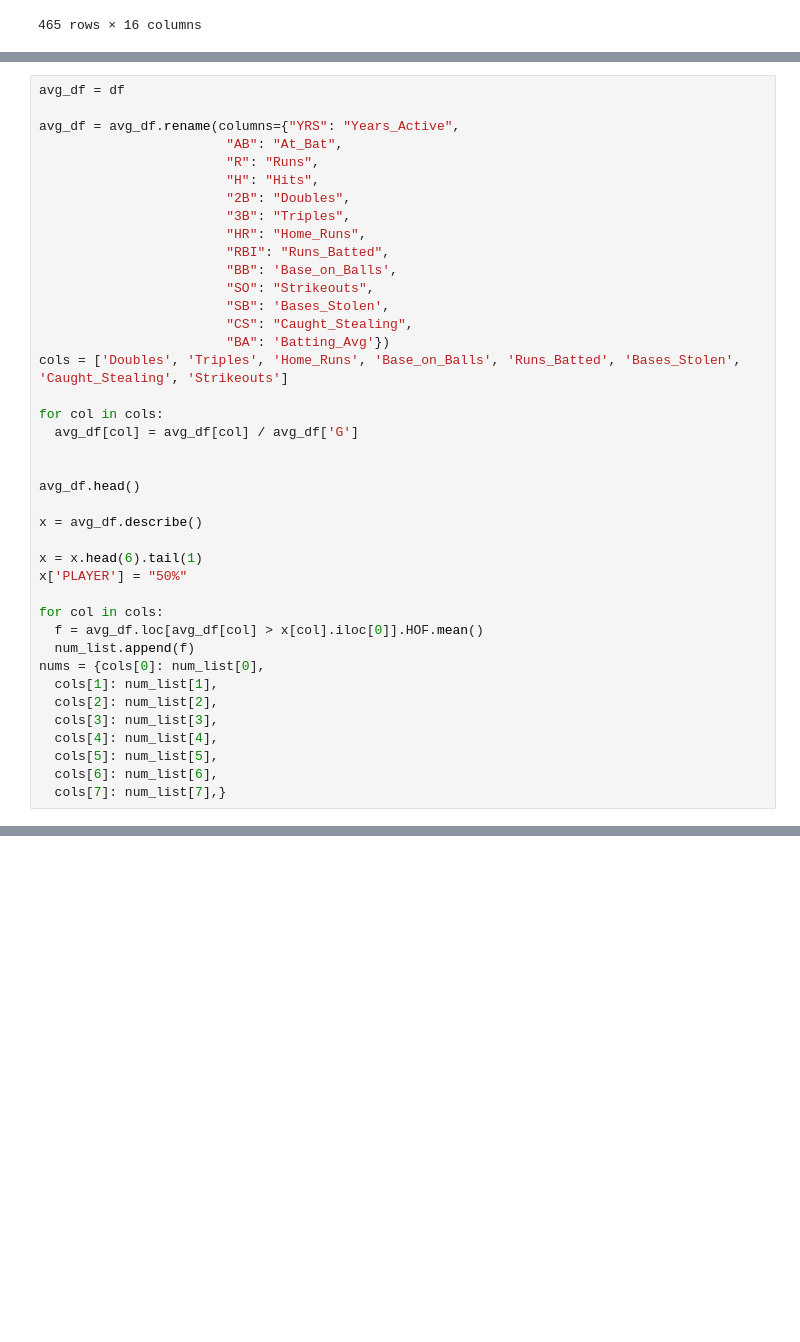
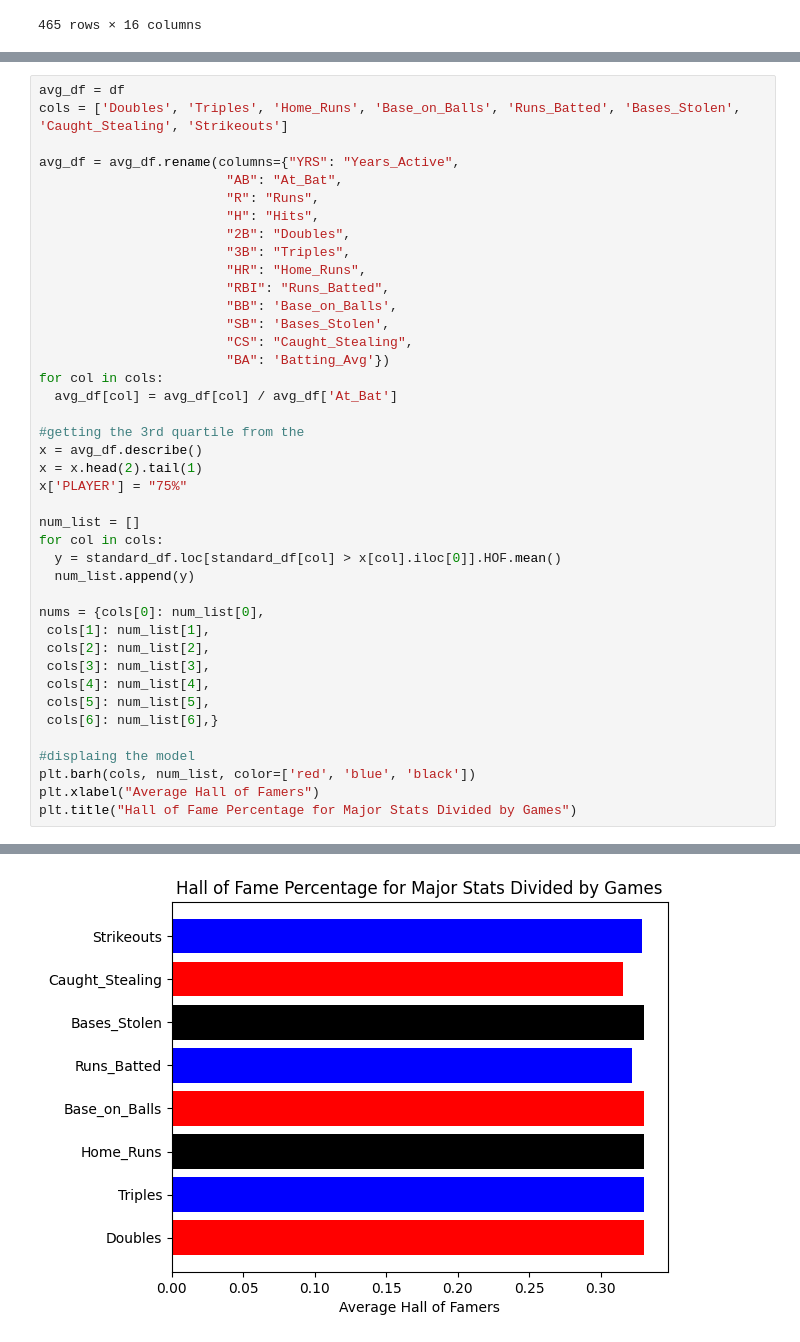
Before and after one commit to A-Peoples/DSRP_Project, a Jupyter notebook: Data_Science_Project_2025.ipynb, the cells around one changed output, grey strips where cells are left out. Saved outputs shown, nothing was run; the diff lists cells and outputs as text; blank space fills up the shorter version.

```diff
--- a/Data_Science_Project_2025.ipynb
+++ b/Data_Science_Project_2025.ipynb
@@ -154,5 +155,6 @@ Text(0.5, 1.0, 'Amount of Hall of Famers for Years in the MLB')
 # %%
 avg_df = df
+cols = ['Doubles', 'Triples', 'Home_Runs', 'Base_on_Balls', 'Runs_Batted', 'Bases_Stolen', 'Caught_Stealing', 'Strikeouts']
 
 avg_df = avg_df.rename(columns={"YRS": "Years_Active",
                         "AB": "At_Bat",
@@ -163,31 +165,32 @@ avg_df = avg_df.rename(columns={"YRS": "Years_Active",
                         "HR": "Home_Runs",
                         "RBI": "Runs_Batted",
                         "BB": 'Base_on_Balls',
-                        "SO": "Strikeouts",
                         "SB": 'Bases_Stolen',
                         "CS": "Caught_Stealing",
                         "BA": 'Batting_Avg'})
-cols = ['Doubles', 'Triples', 'Home_Runs', 'Base_on_Balls', 'Runs_Batted', 'Bases_Stolen', 'Caught_Stealing', 'Strikeouts']
+for col in cols:
+  avg_df[col] = avg_df[col] / avg_df['At_Bat']
 
+#getting the 3rd quartile from the
+x = avg_df.describe()
+x = x.head(2).tail(1)
+x['PLAYER'] = "75%"
+
+num_list = []
 for col in cols:
-  avg_df[col] = avg_df[col] / avg_df['G']
+  y = standard_df.loc[standard_df[col] > x[col].iloc[0]].HOF.mean()
+  num_list.append(y)
 
+nums = {cols[0]: num_list[0],
+ cols[1]: num_list[1],
+ cols[2]: num_list[2],
+ cols[3]: num_list[3],
+ cols[4]: num_list[4],
+ cols[5]: num_list[5],
+ cols[6]: num_list[6],}
 
-avg_df.head()
-
-x = avg_df.describe()
-
-x = x.head(6).tail(1)
-x['PLAYER'] = "50%"
-
-for col in cols:
-  f = avg_df.loc[avg_df[col] > x[col].iloc[0]].HOF.mean()
-  num_list.append(f)
-nums = {cols[0]: num_list[0],
-  cols[1]: num_list[1],
-  cols[2]: num_list[2],
-  cols[3]: num_list[3],
-  cols[4]: num_list[4],
-  cols[5]: num_list[5],
-  cols[6]: num_list[6],
-  cols[7]: num_list[7],}
+#displaing the model
+plt.barh(cols, num_list, color=['red', 'blue', 'black'])
+plt.xlabel("Average Hall of Famers")
+plt.title("Hall of Fame Percentage for Major Stats Divided by Games")
+# %% [output]
@@ -193,0 +198 @@ nums = {cols[0]: num_list[0],
+[figure, added]
```
Also changed, not shown: parts of 20 cells of this notebook.
